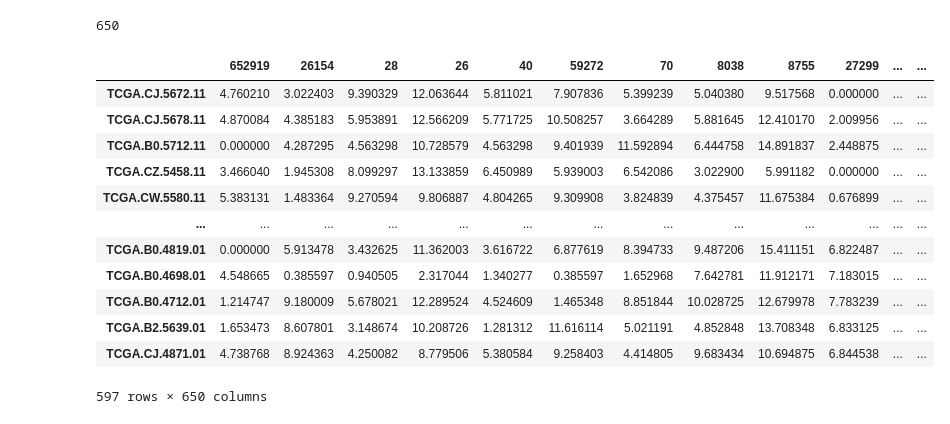
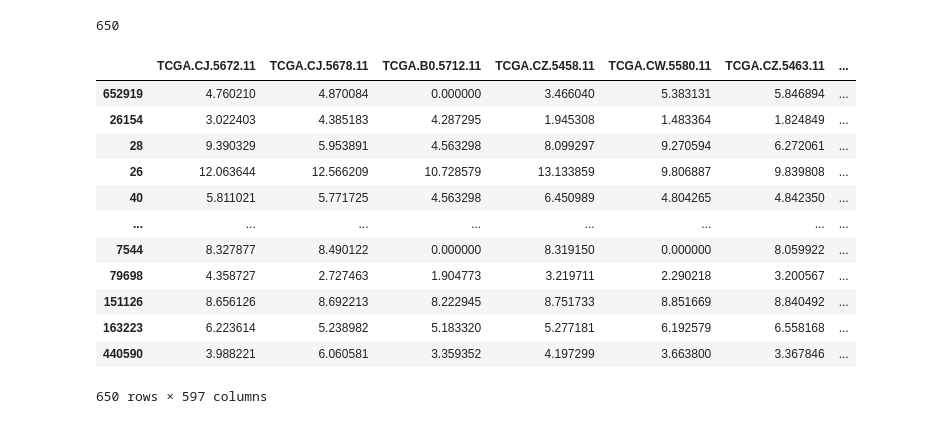
Before and after one commit to colombelli/gat-cancer-staging, a Jupyter notebook: notebooks/iqr processing patient data.ipynb, the cells around one changed output. Saved outputs shown, nothing was run; the diff lists cells and outputs as text; code cells hidden in the pictures.

```diff
--- a/notebooks/iqr processing patient data.ipynb
+++ b/notebooks/iqr processing patient data.ipynb
@@ -21,21 +21,21 @@ len(selected_cols)
 # %% [output]
 650
 # %%
-reduced_df = df.loc[:, selected_cols]
+reduced_df = df.loc[:, selected_cols].T
 reduced_df
 # %% [output]
-|  | 652919 | 26154 | 28 | 26 | 40 | 59272 | 70 | 8038 | 8755 | 27299 | ... | ... |
-| TCGA.CJ.5672.11 | 4.760210 | 3.022403 | 9.390329 | 12.063644 | 5.811021 | 7.907836 | 5.399239 | 5.040380 | 9.517568 | 0.000000 | ... | ... |
-| TCGA.CJ.5678.11 | 4.870084 | 4.385183 | 5.953891 | 12.566209 | 5.771725 | 10.508257 | 3.664289 | 5.881645 | 12.410170 | 2.009956 | ... | ... |
-| TCGA.B0.5712.11 | 0.000000 | 4.287295 | 4.563298 | 10.728579 | 4.563298 | 9.401939 | 11.592894 | 6.444758 | 14.891837 | 2.448875 | ... | ... |
-| TCGA.CZ.5458.11 | 3.466040 | 1.945308 | 8.099297 | 13.133859 | 6.450989 | 5.939003 | 6.542086 | 3.022900 | 5.991182 | 0.000000 | ... | ... |
-| TCGA.CW.5580.11 | 5.383131 | 1.483364 | 9.270594 | 9.806887 | 4.804265 | 9.309908 | 3.824839 | 4.375457 | 11.675384 | 0.676899 | ... | ... |
-| ... | ... | ... | ... | ... | ... | ... | ... | ... | ... | ... | ... | ... |
-| TCGA.B0.4819.01 | 0.000000 | 5.913478 | 3.432625 | 11.362003 | 3.616722 | 6.877619 | 8.394733 | 9.487206 | 15.411151 | 6.822487 | ... | ... |
-| TCGA.B0.4698.01 | 4.548665 | 0.385597 | 0.940505 | 2.317044 | 1.340277 | 0.385597 | 1.652968 | 7.642781 | 11.912171 | 7.183015 | ... | ... |
-| TCGA.B0.4712.01 | 1.214747 | 9.180009 | 5.678021 | 12.289524 | 4.524609 | 1.465348 | 8.851844 | 10.028725 | 12.679978 | 7.783239 | ... | ... |
-| TCGA.B2.5639.01 | 1.653473 | 8.607801 | 3.148674 | 10.208726 | 1.281312 | 11.616114 | 5.021191 | 4.852848 | 13.708348 | 6.833125 | ... | ... |
-| TCGA.CJ.4871.01 | 4.738768 | 8.924363 | 4.250082 | 8.779506 | 5.380584 | 9.258403 | 4.414805 | 9.683434 | 10.694875 | 6.844538 | ... | ... |
+|  | TCGA.CJ.5672.11 | TCGA.CJ.5678.11 | TCGA.B0.5712.11 | TCGA.CZ.5458.11 | TCGA.CW.5580.11 | TCGA.CZ.5463.11 | ... |
+| 652919 | 4.760210 | 4.870084 | 0.000000 | 3.466040 | 5.383131 | 5.846894 | ... |
+| 26154 | 3.022403 | 4.385183 | 4.287295 | 1.945308 | 1.483364 | 1.824849 | ... |
+| 28 | 9.390329 | 5.953891 | 4.563298 | 8.099297 | 9.270594 | 6.272061 | ... |
+| 26 | 12.063644 | 12.566209 | 10.728579 | 13.133859 | 9.806887 | 9.839808 | ... |
+| 40 | 5.811021 | 5.771725 | 4.563298 | 6.450989 | 4.804265 | 4.842350 | ... |
+| ... | ... | ... | ... | ... | ... | ... | ... |
+| 7544 | 8.327877 | 8.490122 | 0.000000 | 8.319150 | 0.000000 | 8.059922 | ... |
+| 79698 | 4.358727 | 2.727463 | 1.904773 | 3.219711 | 2.290218 | 3.200567 | ... |
+| 151126 | 8.656126 | 8.692213 | 8.222945 | 8.751733 | 8.851669 | 8.840492 | ... |
+| 163223 | 6.223614 | 5.238982 | 5.183320 | 5.277181 | 6.192579 | 6.558168 | ... |
+| 440590 | 3.988221 | 6.060581 | 3.359352 | 4.197299 | 3.663800 | 3.367846 | ... |
-597 rows × 650 columns
+650 rows × 597 columns
 # %%
 reduced_df.to_csv("/home/colombelli/Documents/datasets/acgt/kidney/correlation650.csv")
```
Also changed, not shown: 3 other files.
